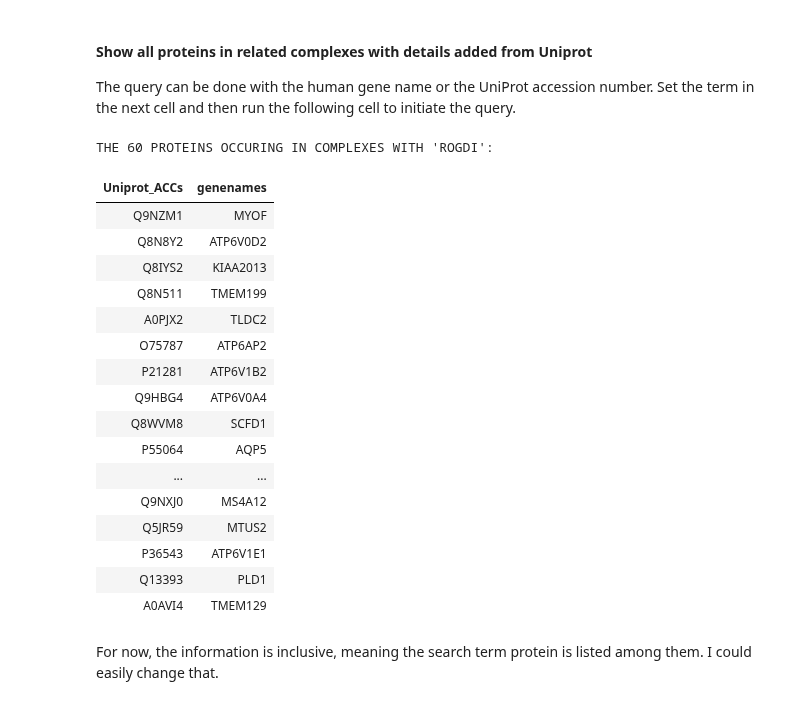
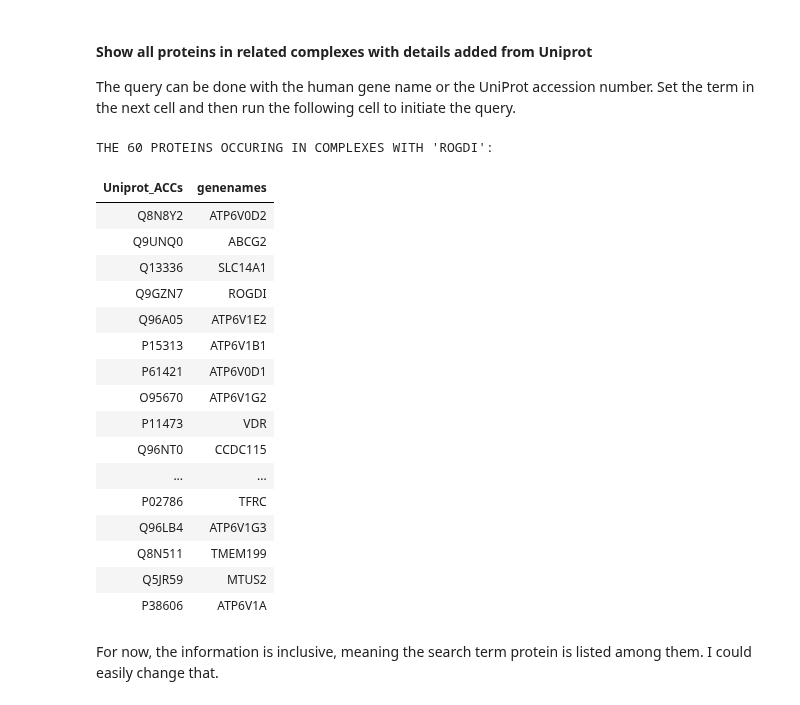
Before and after one commit to fomightez/humap3-binder, a Jupyter notebook: notebooks/Working_with_hu.MAP3_data_with_Python_in_Jupyter_Basics.ipynb, the cells around one changed output. Drawn from its saved outputs; the diff is of its cells as text; code cells hidden in the pictures.

Commit message:
limit match to genenames like FBL to only FBL and not things like FBLN2

```diff
--- a/notebooks/Working_with_hu.MAP3_data_with_Python_in_Jupyter_Basics.ipynb
+++ b/notebooks/Working_with_hu.MAP3_data_with_Python_in_Jupyter_Basics.ipynb
@@ -64,35 +64,36 @@ The query can be done with the human gene name or the UniProt accession number.
 search_term = "ROGDI"
 # %%
 # run the query collecting all proteins it occurs with
-rows_with_term = rd_df[rd_df['Uniprot_ACCs'].str.contains(search_term, case=False) | rd_df['genenames'].str.contains(search_term, case=False)]
+pattern = fr'\b{search_term}\b' # Create a regex pattern with word boundaries
+rows_with_term = rd_df[rd_df['Uniprot_ACCs'].str.contains(pattern, case=False, regex=True) | rd_df['genenames'].str.contains(pattern, case=False, regex=True)]
 list_all_associated_acc_name_tuples = []
 for row in rows_with_term.itertuples():
     #print(row)
     list_all_associated_acc_name_tuples.extend((item1, item2) for item1, item2 in zip(row.Uniprot_ACCs.split(), row.genenames.split()))
 partners_df = pd.DataFrame(set(list_all_associated_acc_name_tuples), columns=['Uniprot_ACCs', 'genenames'])
 import rich
 rich.print(f"\n[bold black]THE {len(partners_df)} PROTEINS OCCURING IN COMPLEXES WITH '{search_term}':[/bold black]\n")
 with pd.option_context('display.max_rows', None, 'display.max_columns', None):
     display(partners_df.style.hide())
 # %% [output]
 THE 60 PROTEINS OCCURING IN COMPLEXES WITH 'ROGDI':
 | Uniprot_ACCs | genenames |
-| Q9NZM1 | MYOF |
 | Q8N8Y2 | ATP6V0D2 |
-| Q8IYS2 | KIAA2013 |
+| Q9UNQ0 | ABCG2 |
+| Q13336 | SLC14A1 |
+| Q9GZN7 | ROGDI |
+| Q96A05 | ATP6V1E2 |
+| P15313 | ATP6V1B1 |
+| P61421 | ATP6V0D1 |
+| O95670 | ATP6V1G2 |
+| P11473 | VDR |
+| Q96NT0 | CCDC115 |
+| ... | ... |
+| P02786 | TFRC |
+| Q96LB4 | ATP6V1G3 |
 | Q8N511 | TMEM199 |
-| A0PJX2 | TLDC2 |
-| O75787 | ATP6AP2 |
-| P21281 | ATP6V1B2 |
-| Q9HBG4 | ATP6V0A4 |
-| Q8WVM8 | SCFD1 |
-| P55064 | AQP5 |
-| ... | ... |
-| Q9NXJ0 | MS4A12 |
 | Q5JR59 | MTUS2 |
-| P36543 | ATP6V1E1 |
-| Q13393 | PLD1 |
-| A0AVI4 | TMEM129 |
+| P38606 | ATP6V1A |
 # %% [markdown]
 For now, the information is inclusive, meaning the search term protein is listed among them. I could easily change that.
 # %% [markdown]
```
Also changed, not shown: parts of 7 cells of this notebook.
